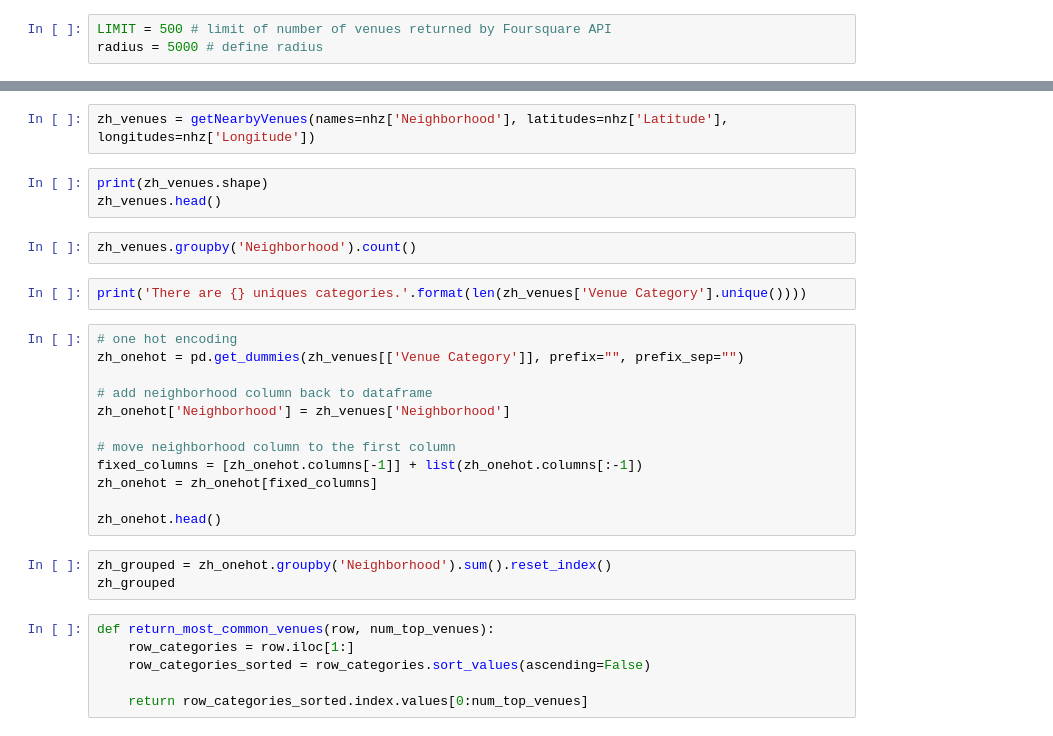
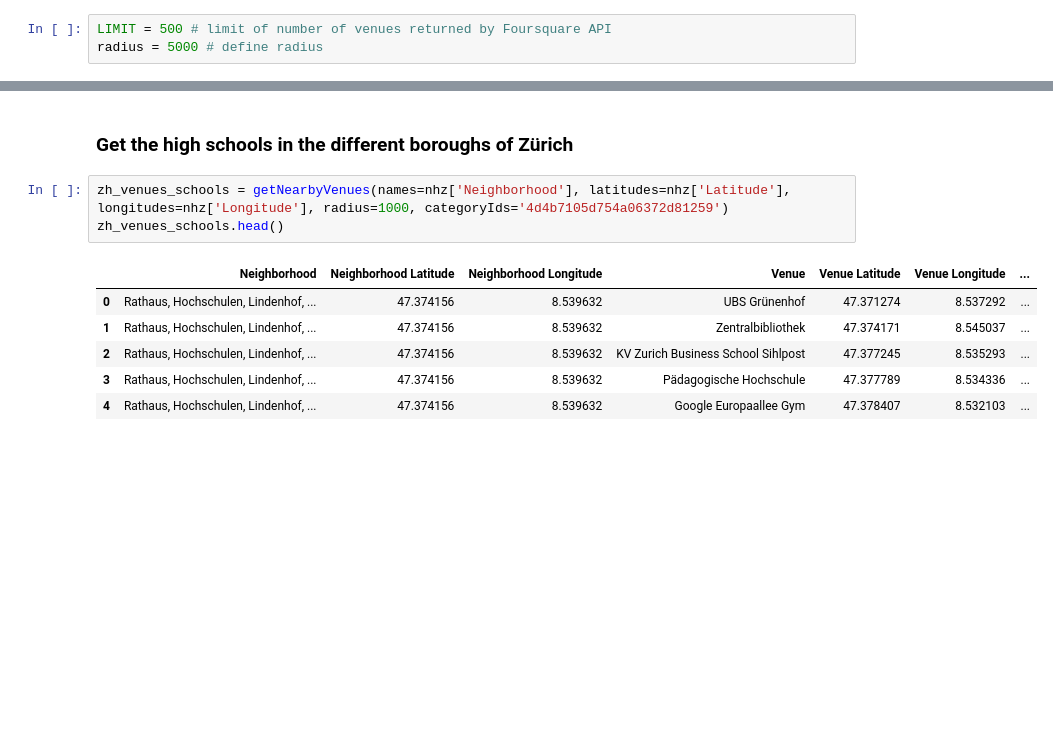
Before and after one commit to alidastgheib/coursera-capstone-project, a Jupyter notebook: Final project.ipynb, the cells around one changed output, grey strips where cells are left out. Cells and saved outputs as stored; diff of their text form; blank space fills up the shorter version.

```diff
--- a/Final project.ipynb
+++ b/Final project.ipynb
@@ -195,30 +322,12 @@ radius = 5000 # define radius
+# %% [markdown]
+### Get the high schools in the different boroughs of Zürich
 # %%
-zh_venues = getNearbyVenues(names=nhz['Neighborhood'], latitudes=nhz['Latitude'], longitudes=nhz['Longitude'])
+zh_venues_schools = getNearbyVenues(names=nhz['Neighborhood'], latitudes=nhz['Latitude'], longitudes=nhz['Longitude'], radius=1000, categoryIds='4d4b7105d754a06372d81259')
+zh_venues_schools.head()
+# %% [output]
+|  | Neighborhood | Neighborhood Latitude | Neighborhood Longitude | Venue | Venue Latitude | Venue Longitude | ... |
+| 0 | Rathaus, Hochschulen, Lindenhof, ... | 47.374156 | 8.539632 | UBS Grünenhof | 47.371274 | 8.537292 | ... |
+| 1 | Rathaus, Hochschulen, Lindenhof, ... | 47.374156 | 8.539632 | Zentralbibliothek | 47.374171 | 8.545037 | ... |
+| 2 | Rathaus, Hochschulen, Lindenhof, ... | 47.374156 | 8.539632 | KV Zurich Business School Sihlpost | 47.377245 | 8.535293 | ... |
+| 3 | Rathaus, Hochschulen, Lindenhof, ... | 47.374156 | 8.539632 | Pädagogische Hochschule | 47.377789 | 8.534336 | ... |
+| 4 | Rathaus, Hochschulen, Lindenhof, ... | 47.374156 | 8.539632 | Google Europaallee Gym | 47.378407 | 8.532103 | ... |
-# %%
-print(zh_venues.shape)
-zh_venues.head()
-# %%
-zh_venues.groupby('Neighborhood').count()
-# %%
-print('There are {} uniques categories.'.format(len(zh_venues['Venue Category'].unique())))
-# %%
-# one hot encoding
-zh_onehot = pd.get_dummies(zh_venues[['Venue Category']], prefix="", prefix_sep="")
-
-# add neighborhood column back to dataframe
-zh_onehot['Neighborhood'] = zh_venues['Neighborhood']
-
-# move neighborhood column to the first column
-fixed_columns = [zh_onehot.columns[-1]] + list(zh_onehot.columns[:-1])
-zh_onehot = zh_onehot[fixed_columns]
-
-zh_onehot.head()
-# %%
-zh_grouped = zh_onehot.groupby('Neighborhood').sum().reset_index()
-zh_grouped
-# %%
-def return_most_common_venues(row, num_top_venues):
-    row_categories = row.iloc[1:]
-    row_categories_sorted = row_categories.sort_values(ascending=False)
-
-    return row_categories_sorted.index.values[0:num_top_venues]
```
Also changed, not shown: parts of 38 cells of this notebook.
